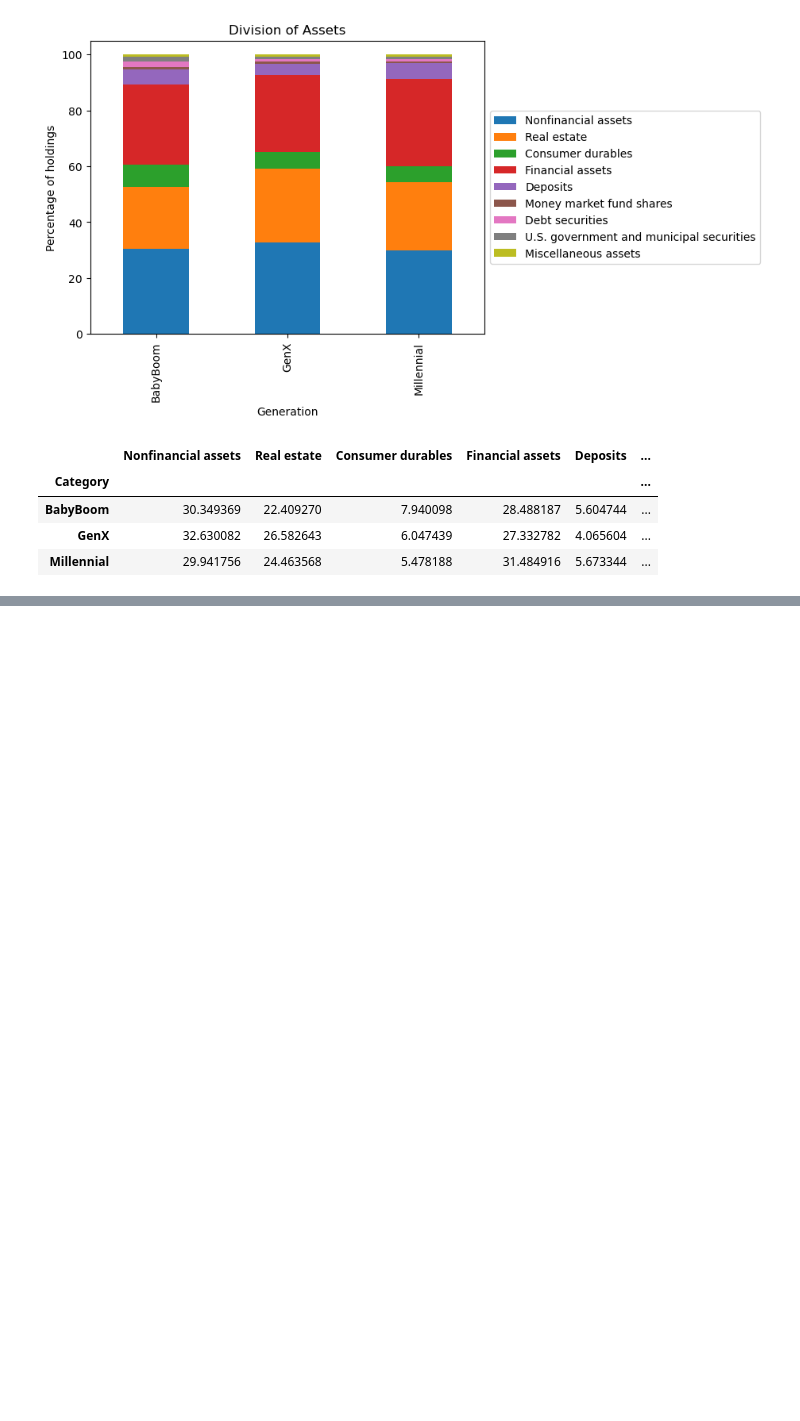
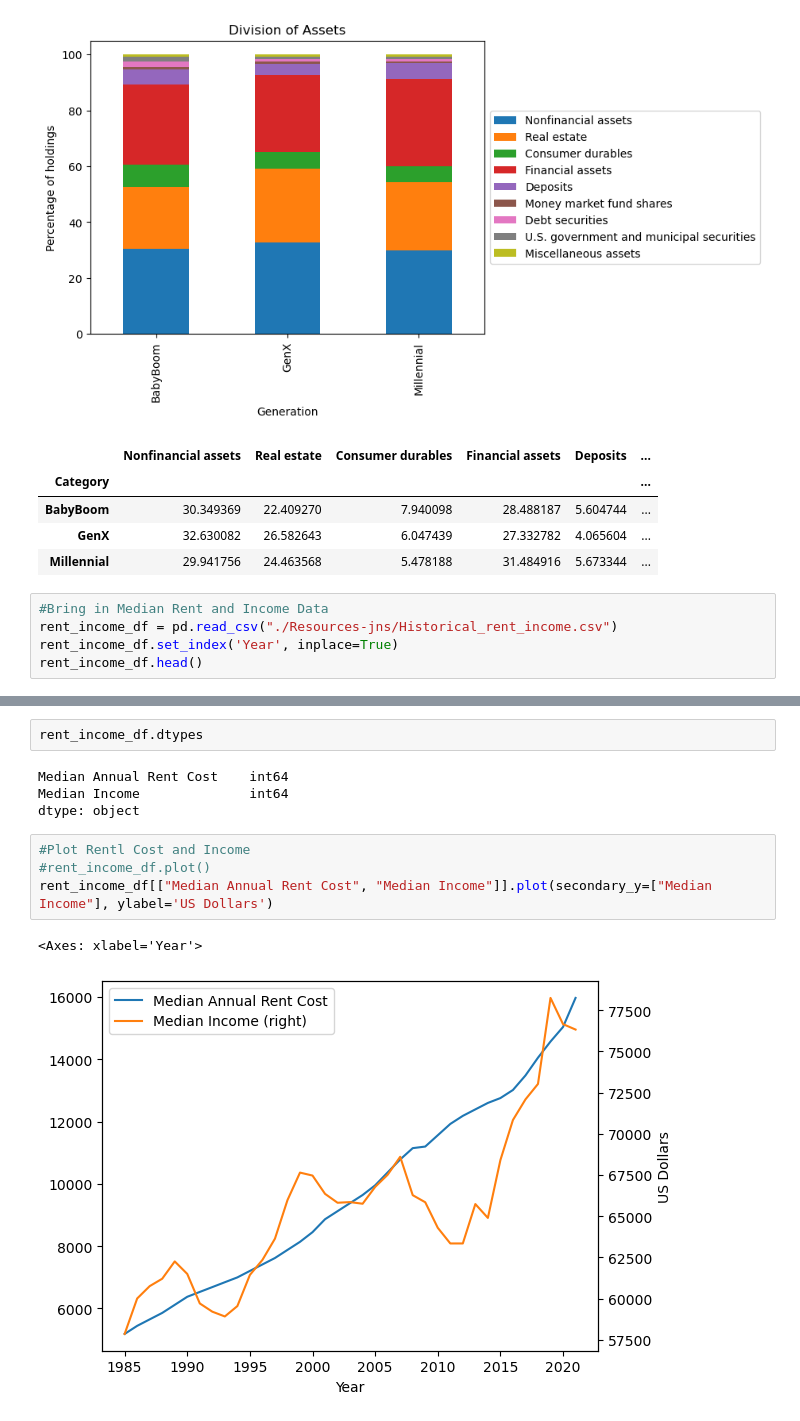
Before and after one commit to JCamp-12/AI-Project-1, a Jupyter notebook: JNS_Generation_research.ipynb, the cells around one changed output, grey strips where cells are left out. Cells and saved outputs as stored; diff of their text form; blank space fills up the shorter version.

Commit message:
committing most recent updats and resources

```diff
--- a/JNS_Generation_research.ipynb
+++ b/JNS_Generation_research.ipynb
@@ -255,3 +255,8 @@ stacked_assets.head()
 | BabyBoom | 30.349369 | 22.409270 | 7.940098 | 28.488187 | 5.604744 | ... |
 | GenX | 32.630082 | 26.582643 | 6.047439 | 27.332782 | 4.065604 | ... |
 | Millennial | 29.941756 | 24.463568 | 5.478188 | 31.484916 | 5.673344 | ... |
+# %%
+#Bring in Median Rent and Income Data
+rent_income_df = pd.read_csv("./Resources-jns/Historical_rent_income.csv")
+rent_income_df.set_index('Year', inplace=True)
+rent_income_df.head()
@@ -257,0 +271,13 @@ stacked_assets.head()
+# %%
+rent_income_df.dtypes
+# %% [output]
+Median Annual Rent Cost    int64
+Median Income              int64
+dtype: object
+# %%
+#Plot Rentl Cost and Income
+#rent_income_df.plot()
+rent_income_df[["Median Annual Rent Cost", "Median Income"]].plot(secondary_y=["Median Income"], ylabel='US Dollars')
+# %% [output]
+<Axes: xlabel='Year'>
+[figure, added]
```
Also changed, not shown: parts of 3 cells of this notebook, 4 other files.
